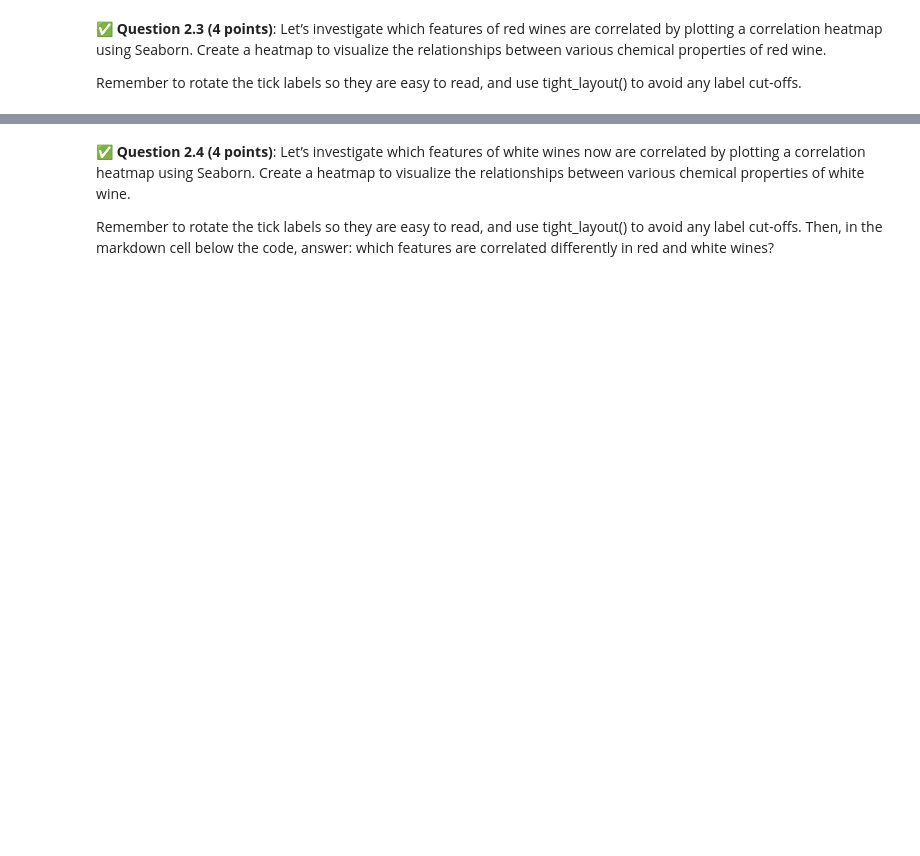
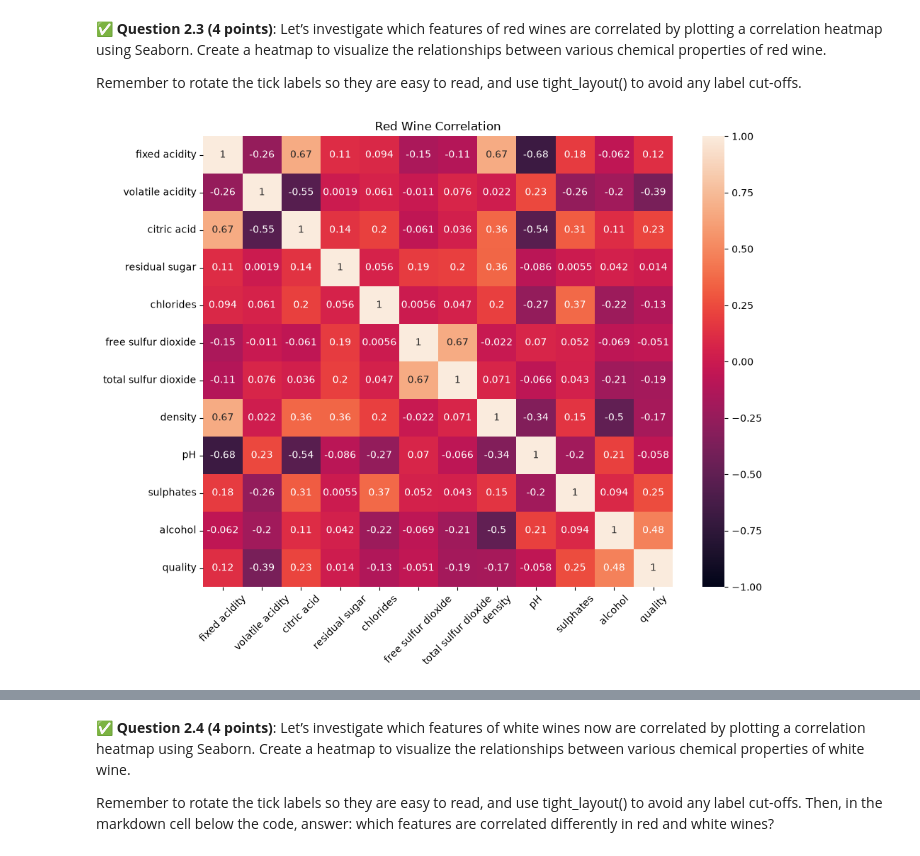
Before and after one commit to benni-ellisgoertler/CMSE202-f26-turnin, a Jupyter notebook: hw-03/HW03-Regression-STUDENT.ipynb, the cells around one changed output, grey strips where cells are left out. Saved outputs shown, nothing was run; the diff lists cells and outputs as text; code cells hidden in the pictures; blank space fills up the shorter version.

```diff
--- a/hw-03/HW03-Regression-STUDENT.ipynb
+++ b/hw-03/HW03-Regression-STUDENT.ipynb
@@ -193,4 +210,15 @@ and a description of the files here:
 
 &#9989;  **Question 2.2 (4 points)**: Next, load the data of red and white wine into two separate Pandas DataFrames and display the first and last 5 rows.
 # %%
-# Put your code here
+import pandas as pd
+import numpy as np
+import matplotlib.pyplot as plt
+import seaborn as sns
+
+red = pd.read_csv('https://archive.ics.uci.edu/ml/machine-learning-databases/wine-quality/winequality-red.csv', sep=';')
+white = pd.read_csv('https://archive.ics.uci.edu/ml/machine-learning-databases/wine-quality/winequality-white.csv', sep=';')
+
+print("Red Wine Head",red.head())
+print("Red Wine Tail",red.tail())
+print("White Wine Head",white.head())
+print("White Wine Tail",white.tail())
@@ -204,7 +250,14 @@ and a description of the files here:
 
 Remember to rotate the tick labels so they are easy to read, and use tight_layout() to avoid any label cut-offs.
 # %%
-# Put your code here
+plt.figure(figsize=(10, 8))
+sns.heatmap(red.corr(), annot=True, vmin=-1, vmax=1)
+plt.title('Red Wine Correlation')
+plt.xticks(rotation=45)
+plt.tight_layout()
+plt.show()
+# %% [output]
+[figure, added]
 # %% [markdown]
 <!-- END QUESTION -->
 <!-- DO NOT MODIFY OR DELETE THIS CELL. Make sure your solution to the question above is in the cell(s) above this one. -->
```
Also changed, not shown: parts of 11 cells of this notebook, 2 other files.
